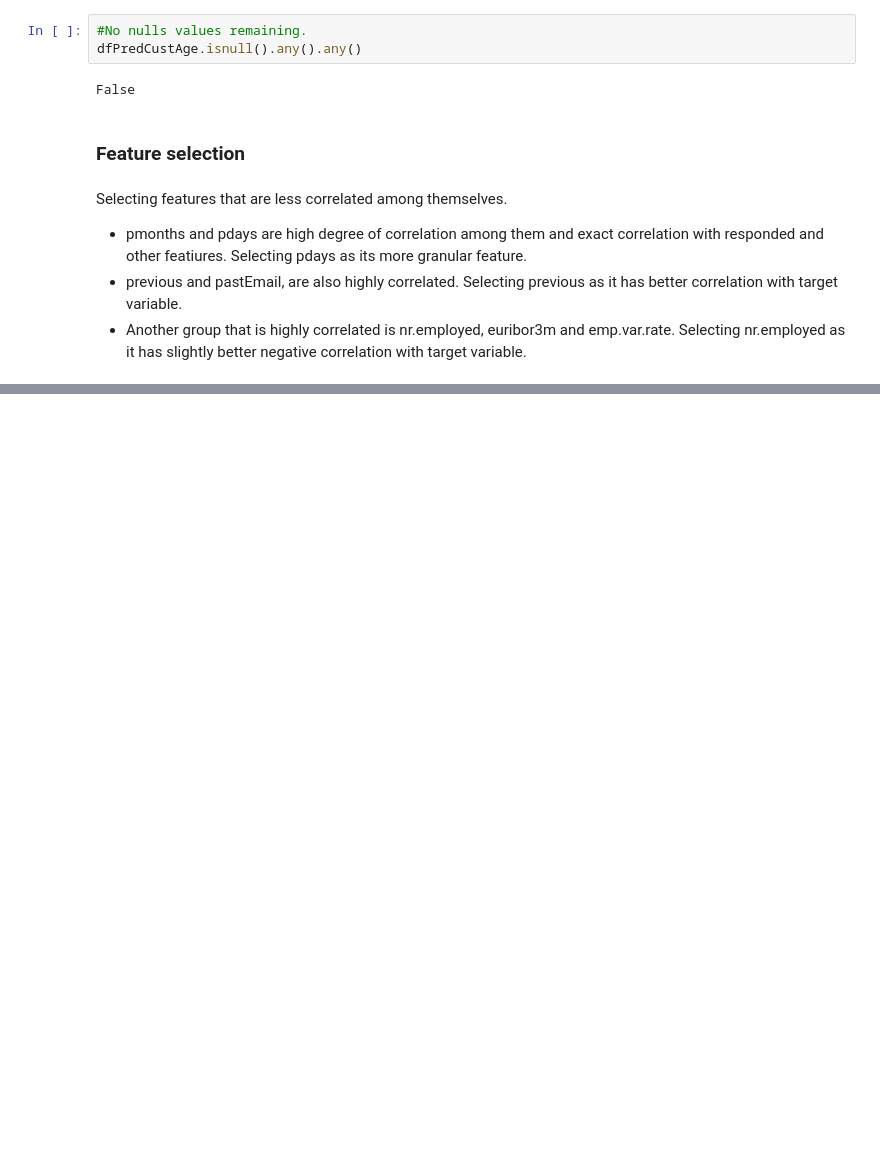
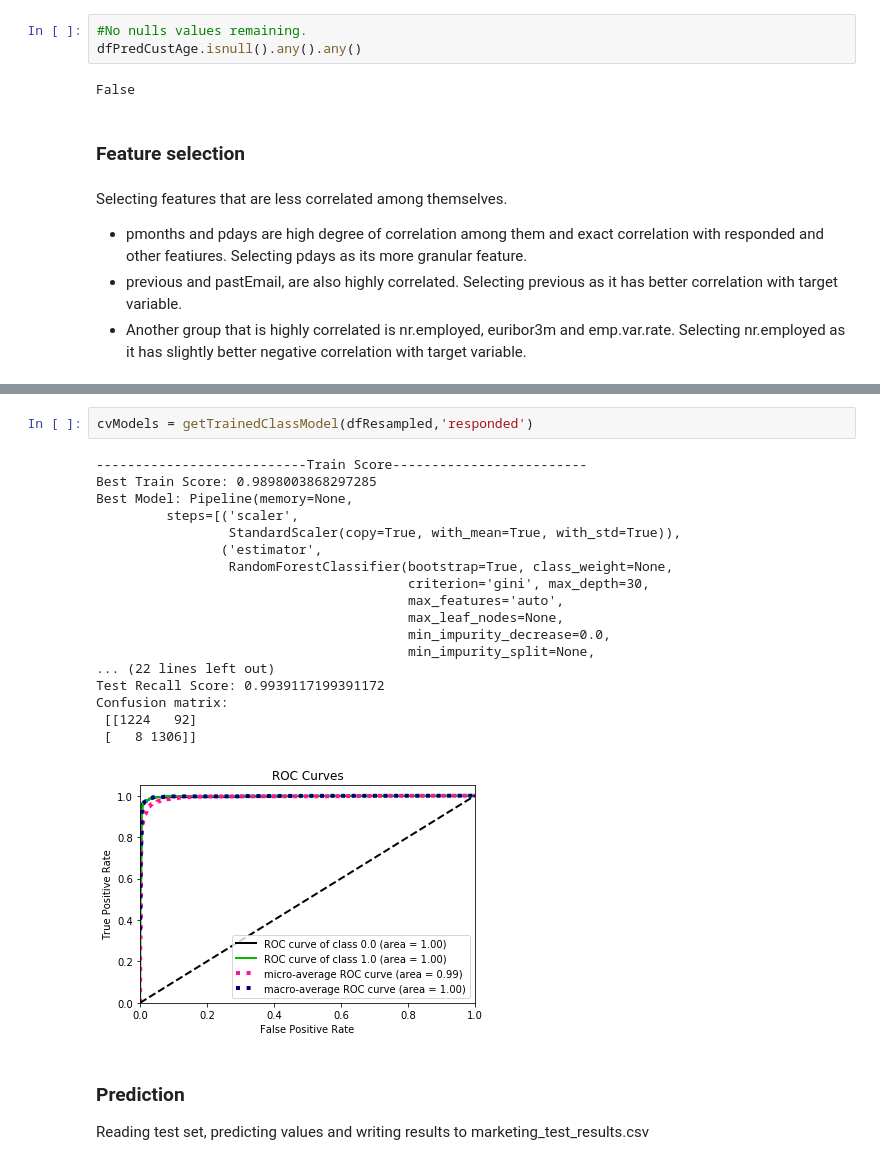
Before and after one commit to patelamol/springboard, a Jupyter notebook: Mini Project/campaign_response/Predicting_Campaign_Response.ipynb, the cells around one changed output, grey strips where cells are left out. Saved outputs shown, nothing was run; the diff lists cells and outputs as text; blank space fills up the shorter version.

```diff
--- a/Mini Project/campaign_response/Predicting_Campaign_Response.ipynb
+++ b/Mini Project/campaign_response/Predicting_Campaign_Response.ipynb
@@ -468,0 +637,24 @@ plt.show()
+# %%
+cvModels = getTrainedClassModel(dfResampled,'responded')
+# %% [output]
+---------------------------Train Score-------------------------
+Best Train Score: 0.9898003868297285
+Best Model: Pipeline(memory=None,
+         steps=[('scaler',
+                 StandardScaler(copy=True, with_mean=True, with_std=True)),
+                ('estimator',
+                 RandomForestClassifier(bootstrap=True, class_weight=None,
+                                        criterion='gini', max_depth=30,
+                                        max_features='auto',
+                                        max_leaf_nodes=None,
+                                        min_impurity_decrease=0.0,
+                                        min_impurity_split=None,
+... (22 lines left out)
+Test Recall Score: 0.9939117199391172
+Confusion matrix:
+ [[1224   92]
+ [   8 1306]]
+[figure, added]
+# %% [markdown]
+### Prediction
+Reading test set, predicting values and writing results to marketing_test_results.csv
```
Also changed, not shown: parts of 15 cells of this notebook.
